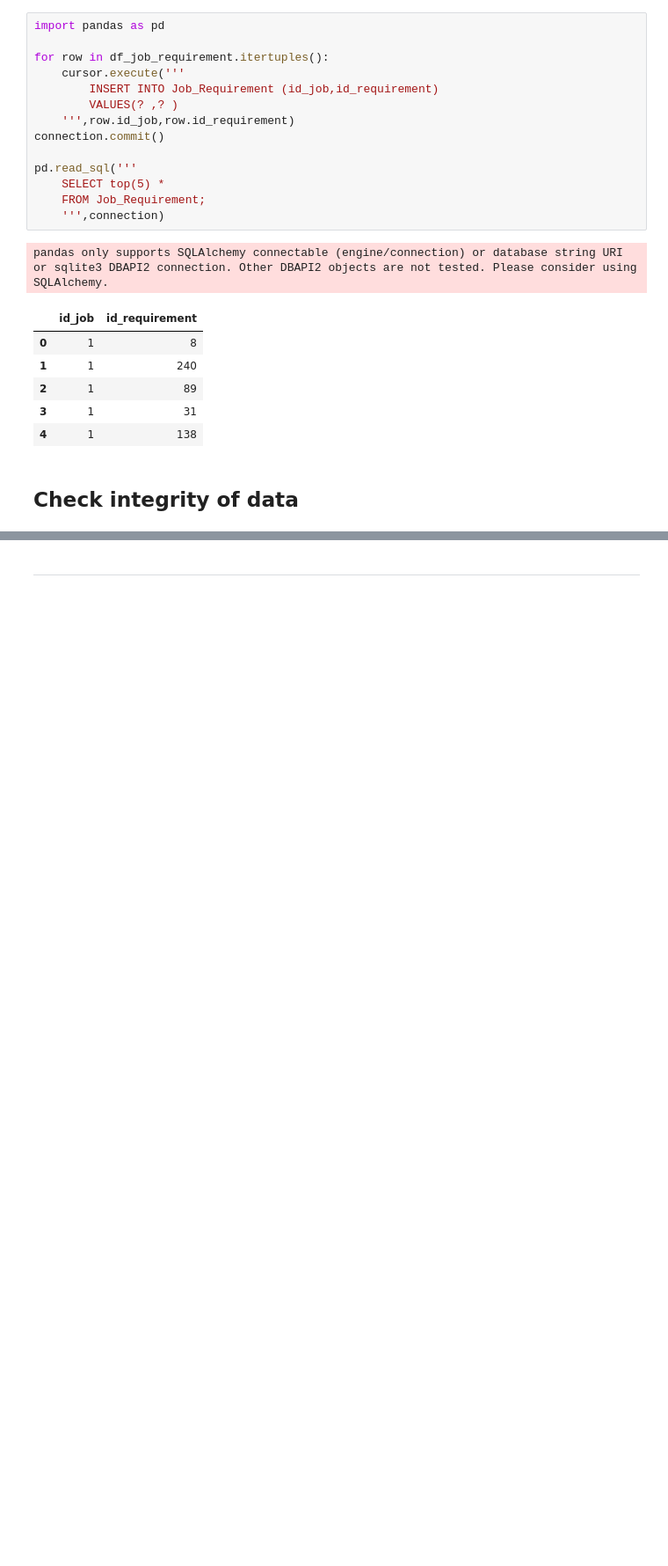
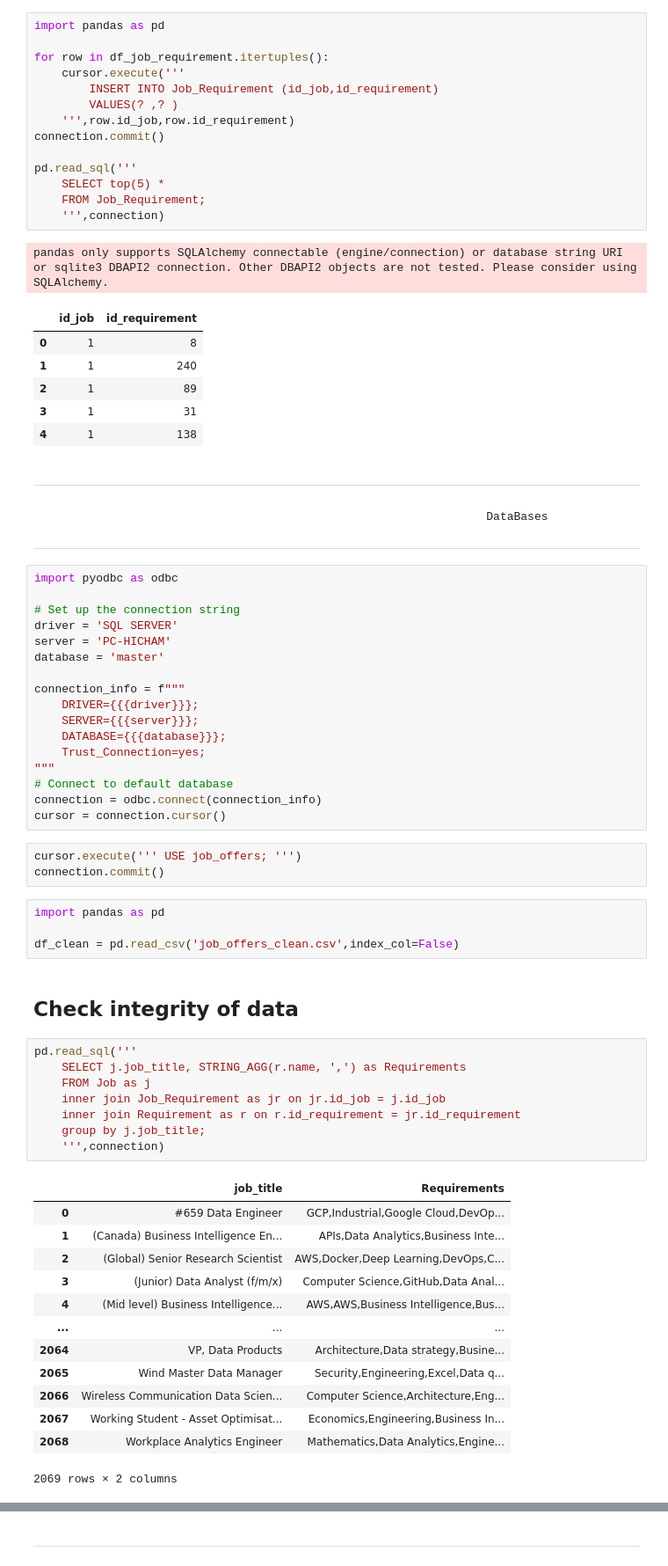
Before and after one commit to Tarifi-Hicham/jobs_project, a Jupyter notebook: script.ipynb, the cells around one changed output, grey strips where cells are left out. Shown at 88% size. Cells and saved outputs as stored; diff of their text form; blank space fills up the shorter version.

Commit message:
add insight from db to check the integrity of data

```diff
--- a/script.ipynb
+++ b/script.ipynb
@@ -1829,5 +1839,55 @@ pandas only supports SQLAlchemy connectable (engine/connection) or database stri
 | 2 | 1 | 89 |
 | 3 | 1 | 31 |
 | 4 | 1 | 138 |
+# %% [markdown]
+----------------------------------------------------------------------------------------------------------------------------------------------------------------
+                                                                    DataBases
+----------------------------------------------------------------------------------------------------------------------------------------------------------------
+# %%
+import pyodbc as odbc
+
+# Set up the connection string
+driver = 'SQL SERVER'
+server = 'PC-HICHAM'
+database = 'master'
+
+connection_info = f"""
+    DRIVER={{{driver}}};
+    SERVER={{{server}}};
+    DATABASE={{{database}}};
+    Trust_Connection=yes;
+"""
+# Connect to default database
+connection = odbc.connect(connection_info)
+cursor = connection.cursor()
+# %%
+cursor.execute(''' USE job_offers; ''')
+connection.commit()
+# %%
+import pandas as pd
+
+df_clean = pd.read_csv('job_offers_clean.csv',index_col=False)
 # %% [markdown]
 ## Check integrity of data
+# %%
+pd.read_sql('''
+    SELECT j.job_title, STRING_AGG(r.name, ',') as Requirements
+    FROM Job as j
+    inner join Job_Requirement as jr on jr.id_job = j.id_job
+    inner join Requirement as r on r.id_requirement = jr.id_requirement
+    group by j.job_title;
+    ''',connection)
+# %% [output]
+|  | job_title | Requirements |
+| 0 | #659 Data Engineer | GCP,Industrial,Google Cloud,DevOp... |
+| 1 | (Canada) Business Intelligence En... | APIs,Data Analytics,Business Inte... |
+| 2 | (Global) Senior Research Scientist | AWS,Docker,Deep Learning,DevOps,C... |
+| 3 | (Junior) Data Analyst (f/m/x) | Computer Science,GitHub,Data Anal... |
+| 4 | (Mid level) Business Intelligence... | AWS,AWS,Business Intelligence,Bus... |
+| ... | ... | ... |
+| 2064 | VP, Data Products | Architecture,Data strategy,Busine... |
+| 2065 | Wind Master Data Manager | Security,Engineering,Excel,Data q... |
+| 2066 | Wireless Communication Data Scien... | Computer Science,Architecture,Eng... |
+| 2067 | Working Student - Asset Optimisat... | Economics,Engineering,Business In... |
+| 2068 | Workplace Analytics Engineer | Mathematics,Data Analytics,Engine... |
+2069 rows × 2 columns
```
Also changed, not shown: parts of 14 cells of this notebook.
